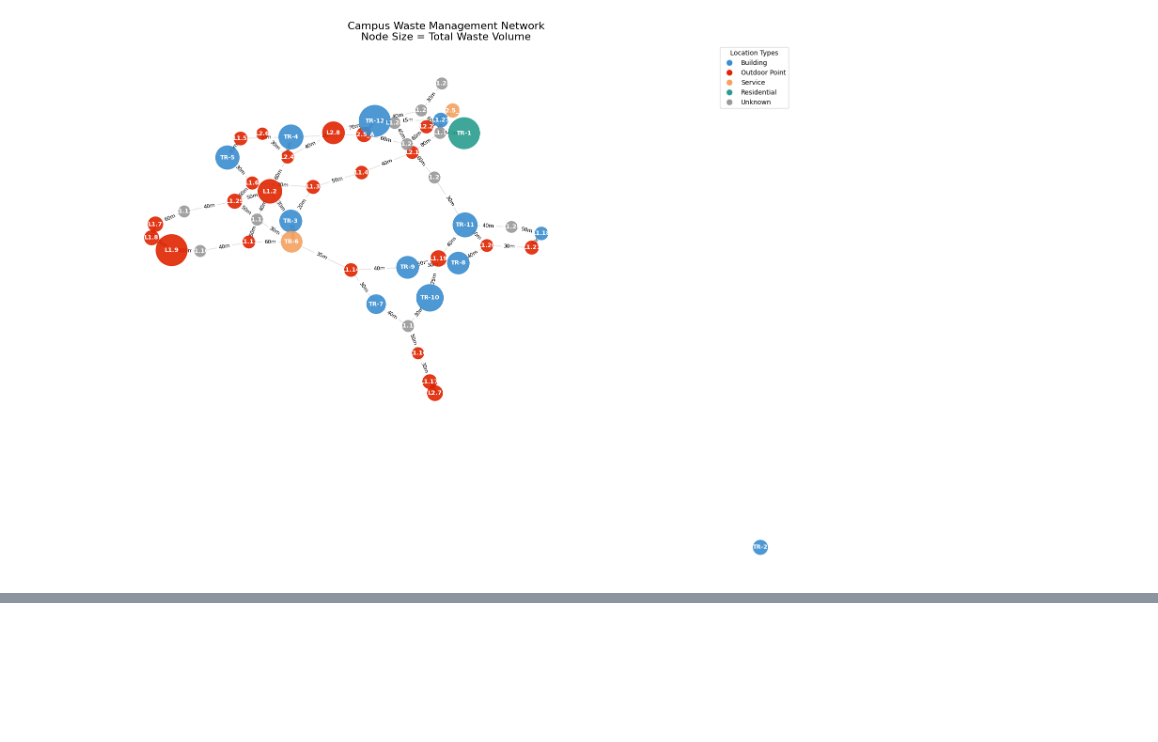
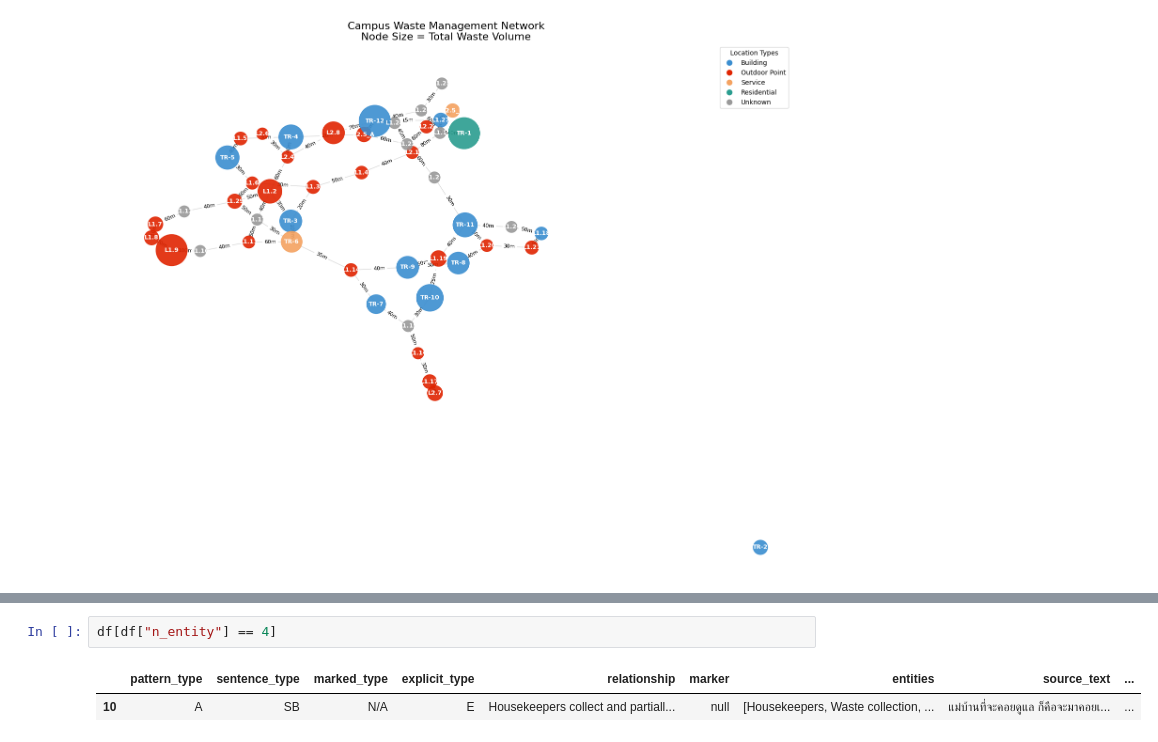
Before and after one commit to Trollface8D/Garbage-Management-Simulation-Engine, a Jupyter notebook: Simulation/map_visualize.ipynb, the cells around one changed output, grey strips where cells are left out. Drawn from its saved outputs; the diff is of its cells as text; blank space fills up the shorter version.

```diff
--- a/Simulation/map_visualize.ipynb
+++ b/Simulation/map_visualize.ipynb
@@ -271,3 +239,8 @@ Found Issue: Garbage overflowing
+# %%
+df[df["n_entity"] == 4]
+# %% [output]
+|  | pattern_type | sentence_type | marked_type | explicit_type | relationship | marker | entities | source_text | ... |
+| 10 | A | SB | N/A | E | Housekeepers collect and partiall... | null | [Housekeepers, Waste collection, ... | แม่บ้านที่จะคอยดูแล ก็คือจะมาคอยเ... | ... |
 # %%
 import matplotlib.pyplot as plt
 
```
Also changed, not shown: parts of 27 cells of this notebook, 1 other file.
